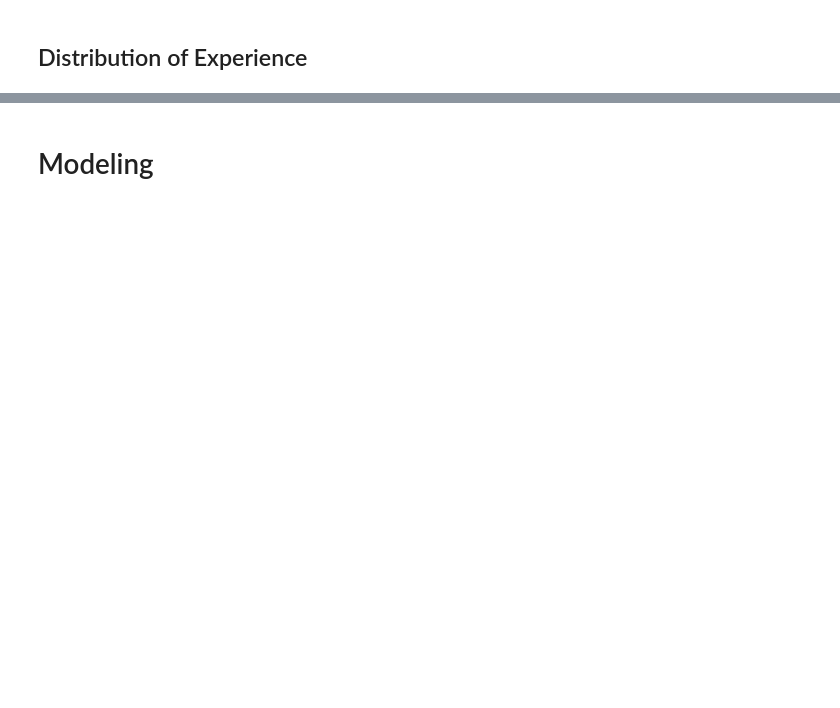
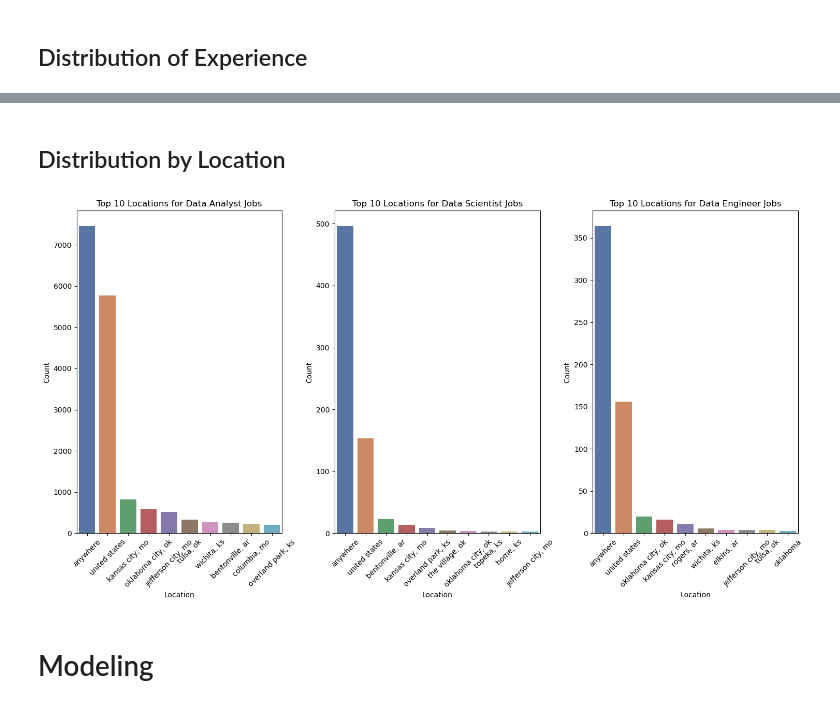
Before and after one commit to CSergiy/Data_Science_Job_Analysis, a Jupyter notebook: Notebooks/Data Science Job Analysis.ipynb, the cells around one changed output, grey strips where cells are left out. Cells and saved outputs as stored; diff of their text form; code cells hidden in the pictures; blank space fills up the shorter version.

Commit message:
Add distribution by location

```diff
--- a/Notebooks/Data Science Job Analysis.ipynb
+++ b/Notebooks/Data Science Job Analysis.ipynb
@@ -485,3 +505,47 @@ plt.show()
+# %% [markdown]
+## Distribution by Location
+# %%
+# Set up the grid and figure size
+plt.figure(figsize=(15, 8))
+
+# Visualization for Analyst Location Preferences
+plt.subplot(1, 3, 1)  # 1 row, 3 columns, position 1
+top_locations_analyst = analyst_jobs['location'].value_counts().head(10)
+sns.barplot(x=top_locations_analyst.index,
+            y=top_locations_analyst.values,
+            palette='deep')
+plt.xticks(rotation=45)
+plt.title('Top 10 Locations for Data Analyst Jobs')
+plt.ylabel('Count')
+plt.xlabel('Location')
+
+# Visualization for Scientist Location Preferences
+plt.subplot(1, 3, 2)  # 1 row, 3 columns, position 2
+top_locations_scientist = scientist_jobs['location'].value_counts().head(10)
+sns.barplot(x=top_locations_scientist.index,
+            y=top_locations_scientist.values,
+            palette='deep')
+plt.xticks(rotation=45)
+plt.title('Top 10 Locations for Data Scientist Jobs')
+plt.ylabel('Count')
+plt.xlabel('Location')
+
+# Visualization for Engineer Location Preferences
+plt.subplot(1, 3, 3)  # 1 row, 3 columns, position 3
+top_locations_engineer = engineer_jobs['location'].value_counts().head(10)
+sns.barplot(x=top_locations_engineer.index,
+            y=top_locations_engineer.values,
+            palette='deep')
+plt.xticks(rotation=45)
+plt.title('Top 10 Locations for Data Engineer Jobs')
+plt.ylabel('Count')
+plt.xlabel('Location')
+
+# Adjust layout to prevent overlap
+plt.tight_layout()
+plt.show()
+# %% [output]
+[figure, added]
 # %% [markdown]
 # Modeling
 # %%
```
Also changed, not shown: parts of 12 cells of this notebook.
